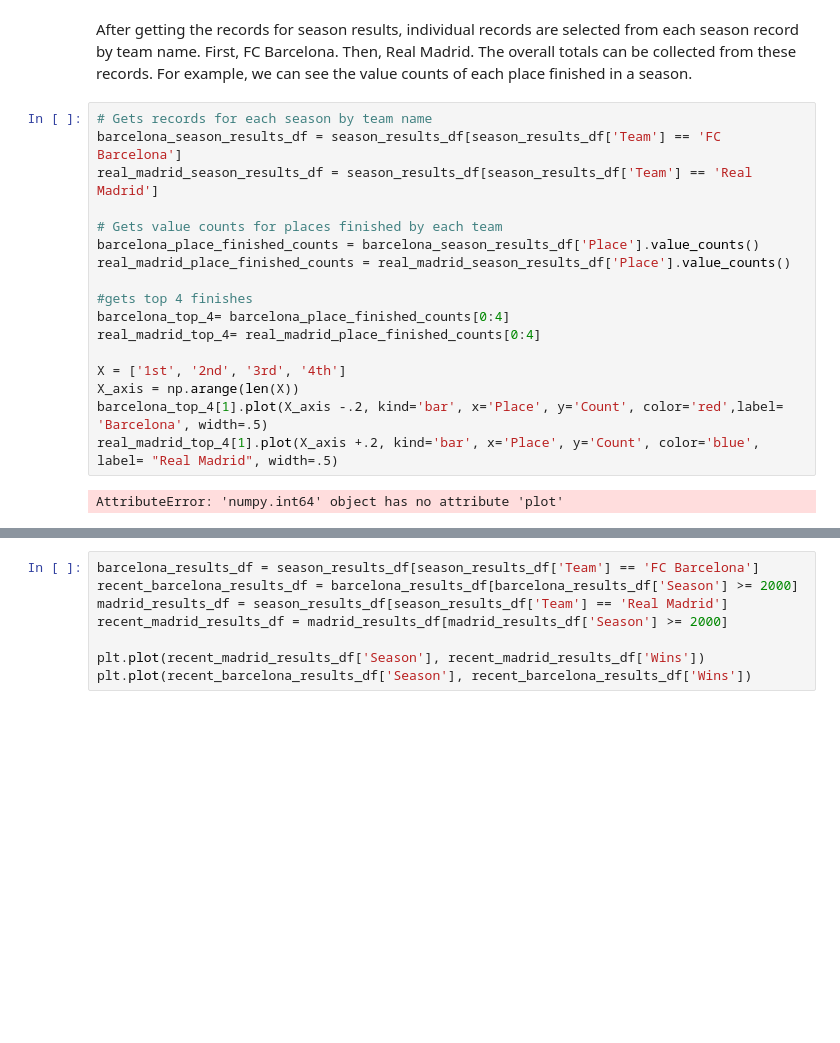
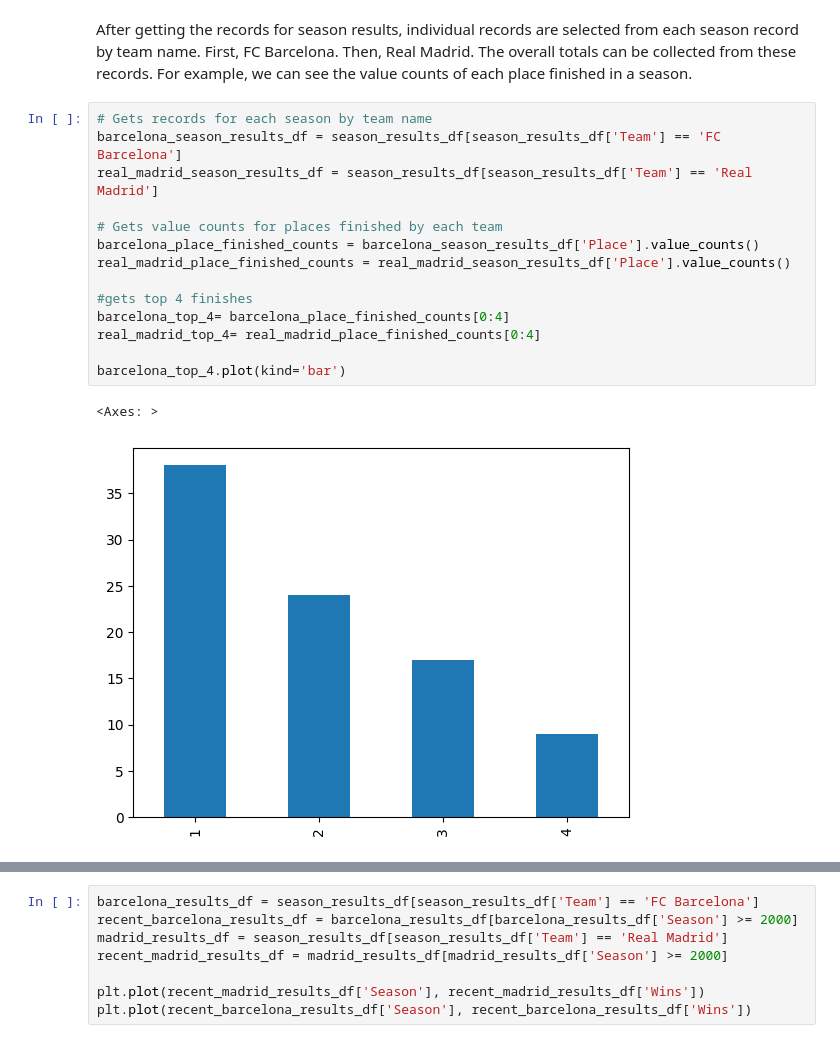
Before and after one commit to EvanDBush/soccer_rivalry_project, a Jupyter notebook: explore.ipynb, the cells around one changed output, grey strips where cells are left out. Cells and saved outputs as stored; diff of their text form; blank space fills up the shorter version.

Commit message:
updates plot

```diff
--- a/explore.ipynb
+++ b/explore.ipynb
@@ -35,19 +35,17 @@ After getting the records for season results, individual records are selected fr
 # %%
 # Gets records for each season by team name
 barcelona_season_results_df = season_results_df[season_results_df['Team'] == 'FC Barcelona']
 real_madrid_season_results_df = season_results_df[season_results_df['Team'] == 'Real Madrid']
 
 # Gets value counts for places finished by each team
 barcelona_place_finished_counts = barcelona_season_results_df['Place'].value_counts()
 real_madrid_place_finished_counts = real_madrid_season_results_df['Place'].value_counts()
 
 #gets top 4 finishes
 barcelona_top_4= barcelona_place_finished_counts[0:4]
 real_madrid_top_4= real_madrid_place_finished_counts[0:4]
 
-X = ['1st', '2nd', '3rd', '4th']
-X_axis = np.arange(len(X))
-barcelona_top_4[1].plot(X_axis -.2, kind='bar', x='Place', y='Count', color='red',label= 'Barcelona', width=.5)
-real_madrid_top_4[1].plot(X_axis +.2, kind='bar', x='Place', y='Count', color='blue', label= "Real Madrid", width=.5)
+barcelona_top_4.plot(kind='bar')
 # %% [output]
-AttributeError: 'numpy.int64' object has no attribute 'plot'
+<Axes: >
+[figure, added]
```
Also changed, not shown: parts of 3 cells of this notebook.
